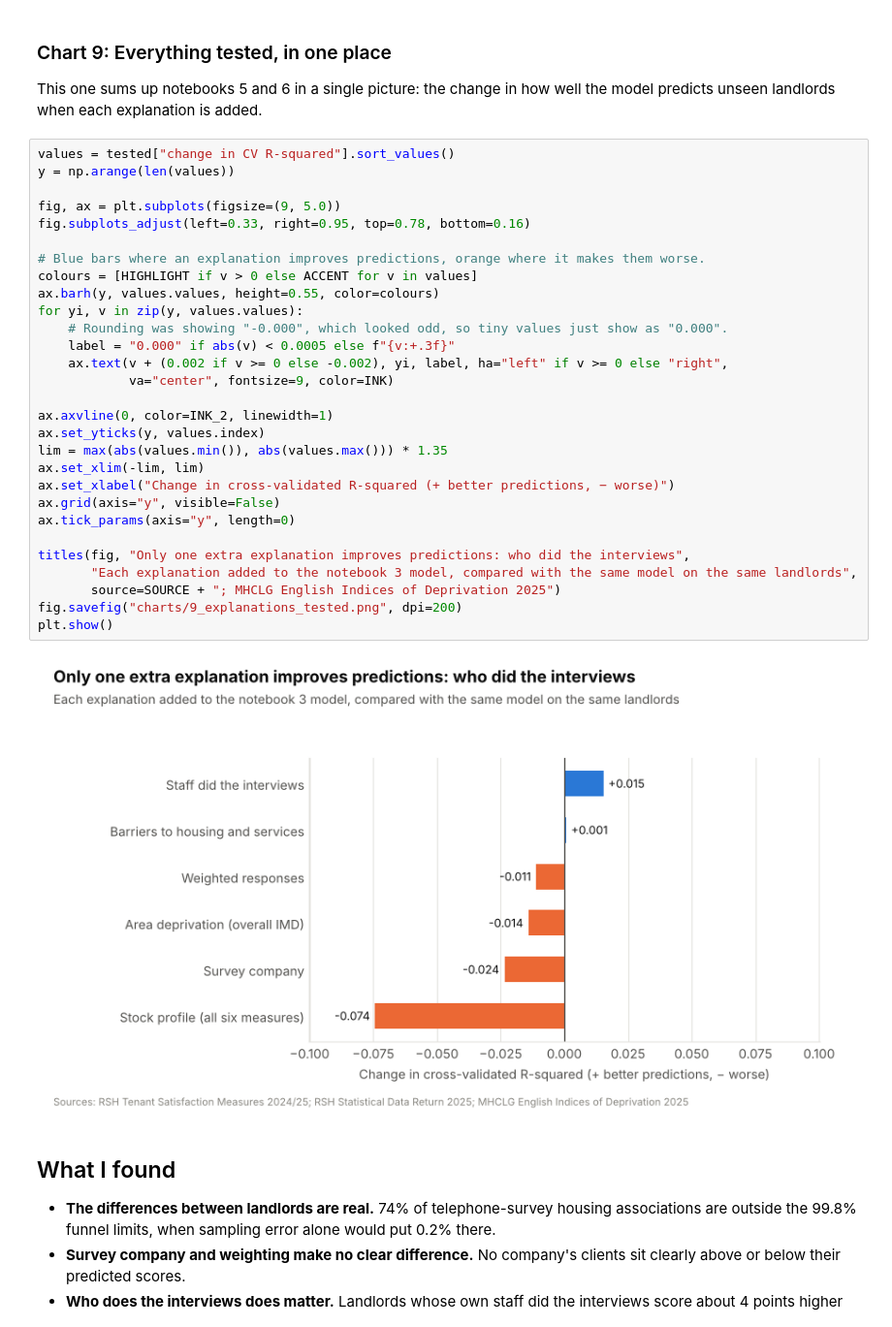
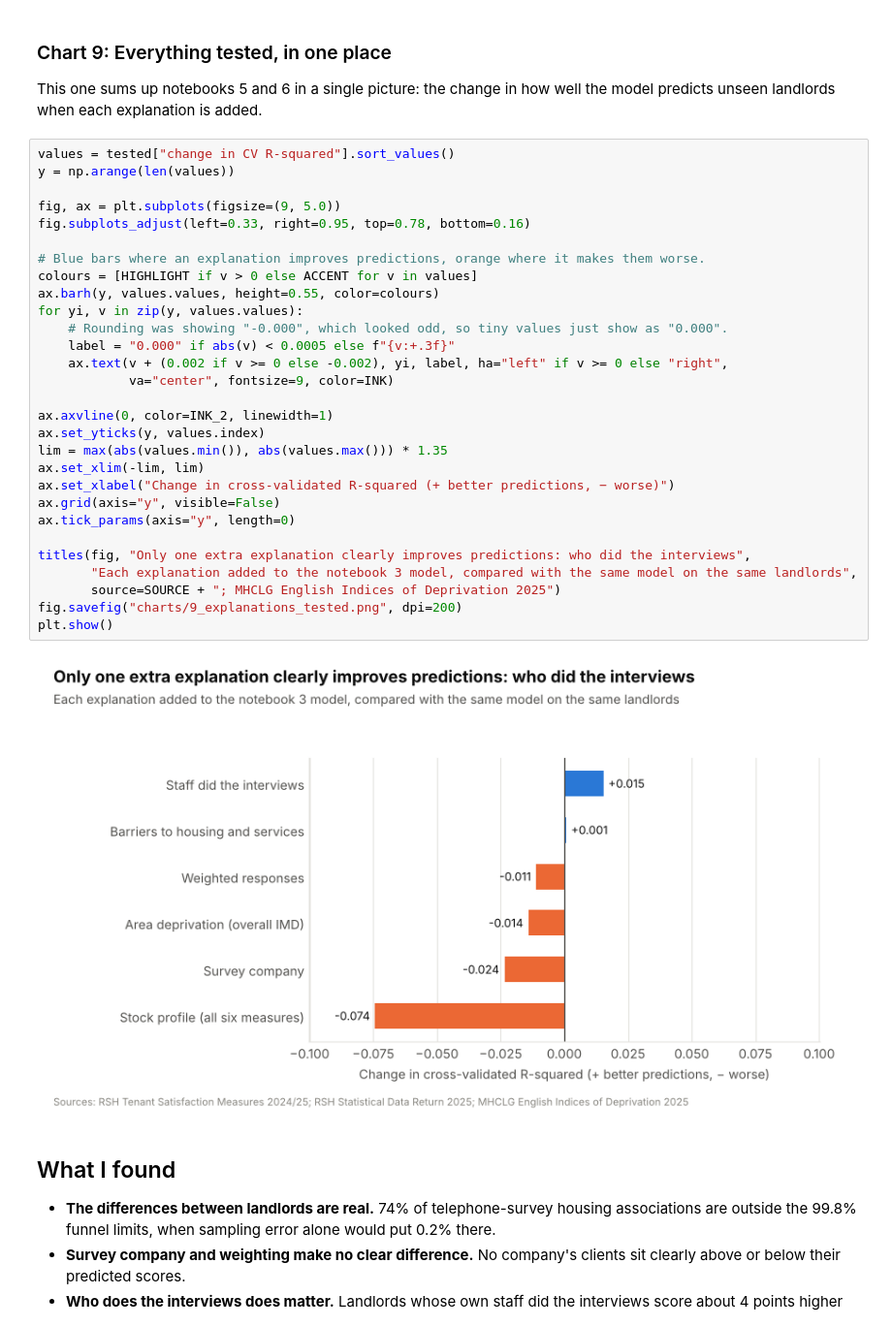
Before and after one commit to BHobbs-0/tsm-sector-analysis, a Jupyter notebook: notebooks/06_survey_and_stock_checks.ipynb, the cells around one changed output. Shown at 97% size. Drawn from its saved outputs; the diff is of its cells as text.

Commit message:
Fix small errors
Correct survey method wording, file locations and chart 9 title

```diff
--- a/notebooks/06_survey_and_stock_checks.ipynb
+++ b/notebooks/06_survey_and_stock_checks.ipynb
@@ -681,34 +681,34 @@ This one sums up notebooks 5 and 6 in a single picture: the change in how well t
 # %%
 values = tested["change in CV R-squared"].sort_values()
 y = np.arange(len(values))
 
 fig, ax = plt.subplots(figsize=(9, 5.0))
 fig.subplots_adjust(left=0.33, right=0.95, top=0.78, bottom=0.16)
 
 # Blue bars where an explanation improves predictions, orange where it makes them worse.
 colours = [HIGHLIGHT if v > 0 else ACCENT for v in values]
 ax.barh(y, values.values, height=0.55, color=colours)
 for yi, v in zip(y, values.values):
     # Rounding was showing "-0.000", which looked odd, so tiny values just show as "0.000".
     label = "0.000" if abs(v) < 0.0005 else f"{v:+.3f}"
     ax.text(v + (0.002 if v >= 0 else -0.002), yi, label, ha="left" if v >= 0 else "right",
             va="center", fontsize=9, color=INK)
 
 ax.axvline(0, color=INK_2, linewidth=1)
 ax.set_yticks(y, values.index)
 lim = max(abs(values.min()), abs(values.max())) * 1.35
 ax.set_xlim(-lim, lim)
 ax.set_xlabel("Change in cross-validated R-squared (+ better predictions, − worse)")
 ax.grid(axis="y", visible=False)
 ax.tick_params(axis="y", length=0)
 
-titles(fig, "Only one extra explanation improves predictions: who did the interviews",
+titles(fig, "Only one extra explanation clearly improves predictions: who did the interviews",
        "Each explanation added to the notebook 3 model, compared with the same model on the same landlords",
        source=SOURCE + "; MHCLG English Indices of Deprivation 2025")
 fig.savefig("charts/9_explanations_tested.png", dpi=200)
 plt.show()
 # %% [output]
-[figure, old version]
+[figure, new version]
 # %% [markdown]
 ## What I found
 
```
Also changed, not shown: 3 other files.
